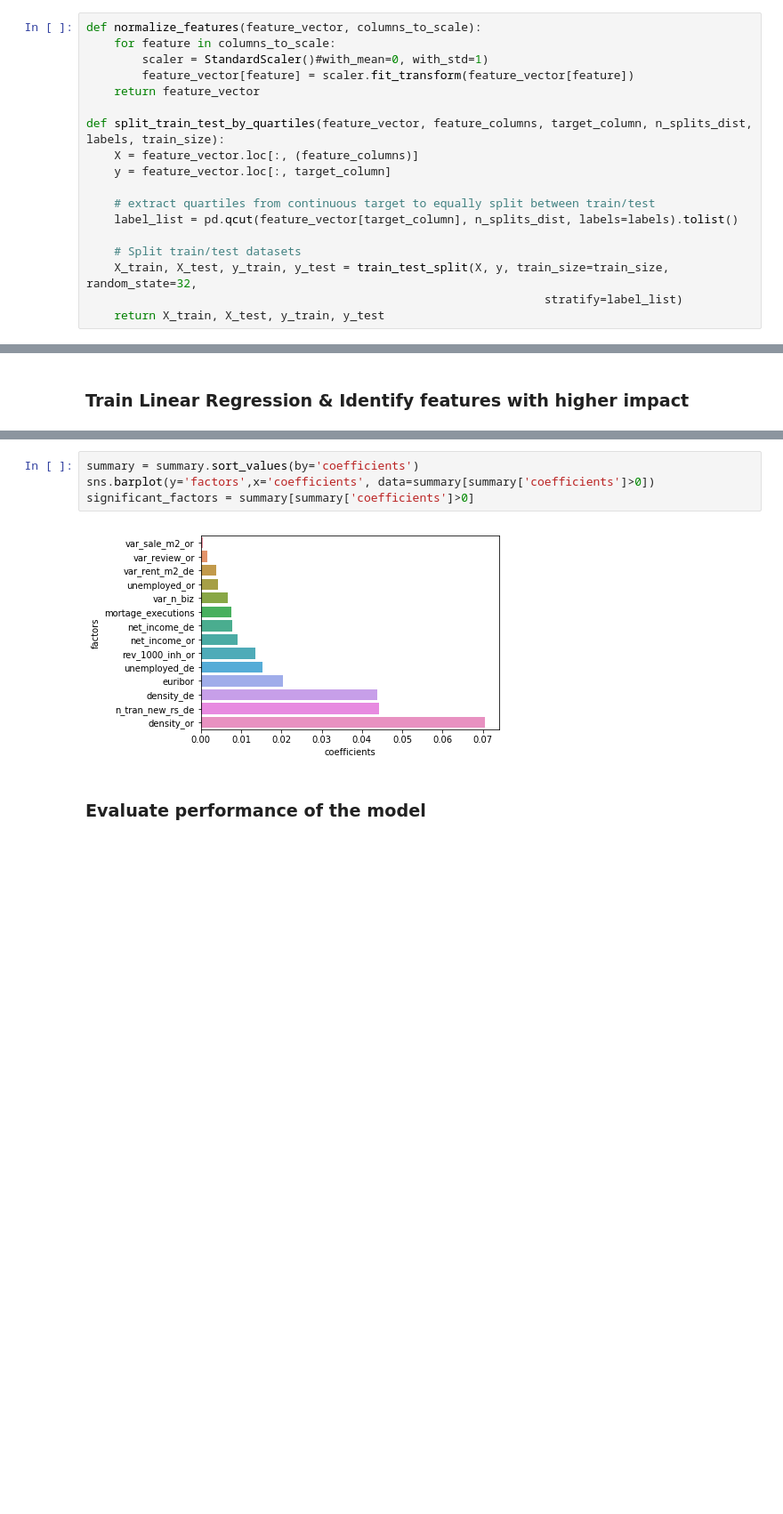
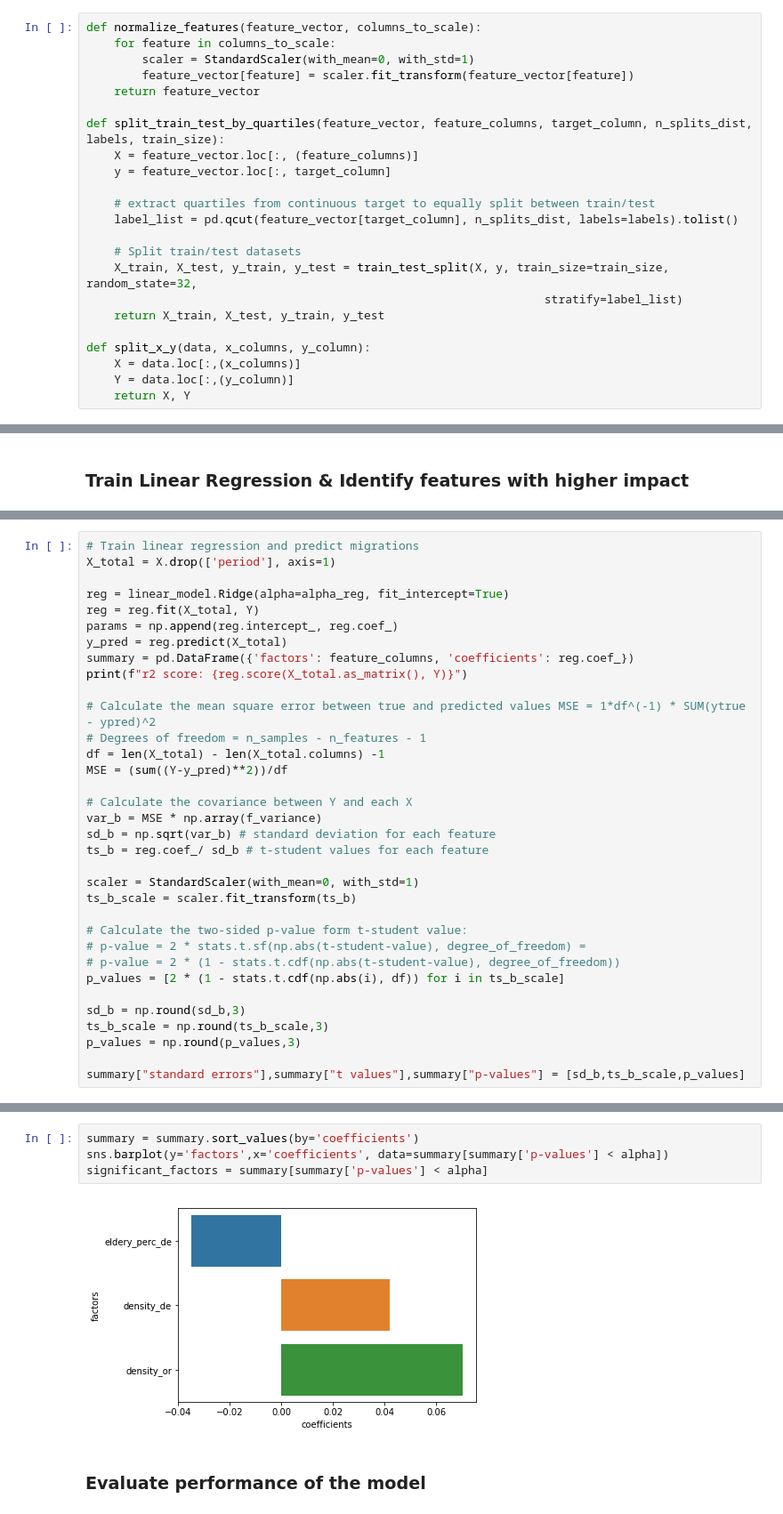
Before and after one commit to diazcelsa/population_dynamics, a Jupyter notebook: model/Prediction of Number of migrations between districts per year Ridge (L2).ipynb, the cells around one changed output, grey strips where cells are left out. Shown at 89% size. Drawn from its saved outputs; the diff is of its cells as text; blank space fills up the shorter version.

Commit message:
correct scaling, add p-value calculation to ridge, add economic analysis

```diff
--- a/model/Prediction of Number of migrations between districts per year Ridge (L2).ipynb
+++ b/model/Prediction of Number of migrations between districts per year Ridge (L2).ipynb
@@ -21,7 +23,7 @@ warnings.filterwarnings("ignore")
 # %%
 def normalize_features(feature_vector, columns_to_scale):
     for feature in columns_to_scale:
-        scaler = StandardScaler()#with_mean=0, with_std=1)
+        scaler = StandardScaler(with_mean=0, with_std=1)
         feature_vector[feature] = scaler.fit_transform(feature_vector[feature])
     return feature_vector
 
@@ -36,6 +38,11 @@ def split_train_test_by_quartiles(feature_vector, feature_columns, target_column
     X_train, X_test, y_train, y_test = train_test_split(X, y, train_size=train_size, random_state=32,
                                                                   stratify=label_list)
     return X_train, X_test, y_train, y_test
+
+def split_x_y(data, x_columns, y_column):
+    X = data.loc[:,(x_columns)]
+    Y = data.loc[:,(y_column)]
+    return X, Y
 # %%
 f_vector = pd.read_csv("../feature_extraction/data/feature_vector_complete.csv")
 # %%
@@ -128,0 +119,34 @@ r2 score: 0.09313487001244247
+# %%
+# Train linear regression and predict migrations
+X_total = X.drop(['period'], axis=1)
+
+reg = linear_model.Ridge(alpha=alpha_reg, fit_intercept=True)
+reg = reg.fit(X_total, Y)
+params = np.append(reg.intercept_, reg.coef_)
+y_pred = reg.predict(X_total)
+summary = pd.DataFrame({'factors': feature_columns, 'coefficients': reg.coef_})
+print(f"r2 score: {reg.score(X_total.as_matrix(), Y)}")
+
+# Calculate the mean square error between true and predicted values MSE = 1*df^(-1) * SUM(ytrue - ypred)^2
+# Degrees of freedom = n_samples - n_features - 1
+df = len(X_total) - len(X_total.columns) -1
+MSE = (sum((Y-y_pred)**2))/df
+
+# Calculate the covariance between Y and each X
+var_b = MSE * np.array(f_variance)
+sd_b = np.sqrt(var_b) # standard deviation for each feature
+ts_b = reg.coef_/ sd_b # t-student values for each feature
+
+scaler = StandardScaler(with_mean=0, with_std=1)
+ts_b_scale = scaler.fit_transform(ts_b)
+
+# Calculate the two-sided p-value form t-student value:
+# p-value = 2 * stats.t.sf(np.abs(t-student-value), degree_of_freedom) =
+# p-value = 2 * (1 - stats.t.cdf(np.abs(t-student-value), degree_of_freedom))
+p_values = [2 * (1 - stats.t.cdf(np.abs(i), df)) for i in ts_b_scale]
+
+sd_b = np.round(sd_b,3)
+ts_b_scale = np.round(ts_b_scale,3)
+p_values = np.round(p_values,3)
+
+summary["standard errors"],summary["t values"],summary["p-values"] = [sd_b,ts_b_scale,p_values]
@@ -129,9 +175,9 @@ r2 score: 0.09313487001244247
 # %%
 summary = summary.sort_values(by='coefficients')
-sns.barplot(y='factors',x='coefficients', data=summary[summary['coefficients']>0])
-significant_factors = summary[summary['coefficients']>0]
+sns.barplot(y='factors',x='coefficients', data=summary[summary['p-values'] < alpha])
+significant_factors = summary[summary['p-values'] < alpha]
 # %% [output]
-[figure, old version]
+[figure, new version]
 # %% [markdown]
 ### Evaluate performance of the model
 # %%
```
Also changed, not shown: parts of 43 cells of this notebook, 3 other files.
